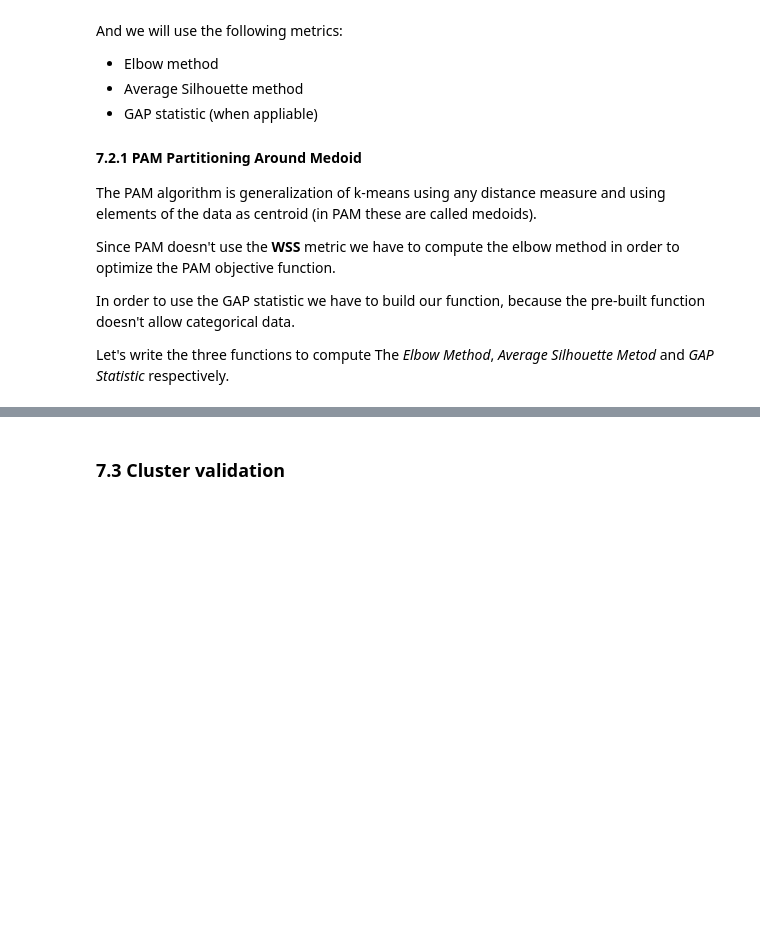
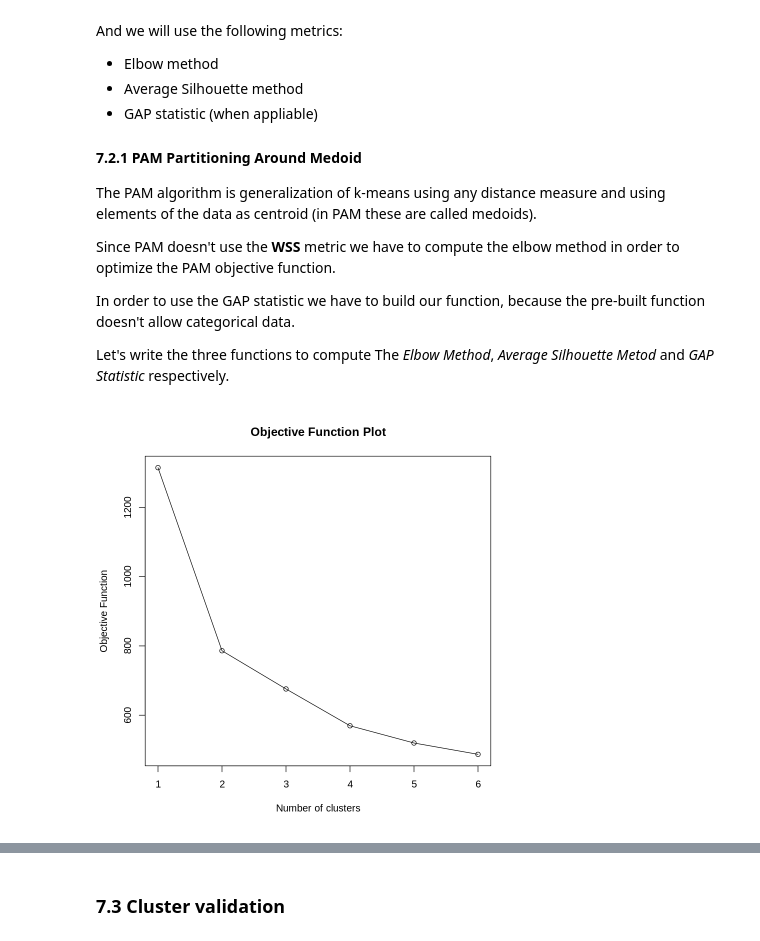
Before and after one commit to biagio-incardona/biagio-incardona.github.io, a Jupyter notebook: Report_Incardona_Biagio.ipynb, the cells around one changed output, grey strips where cells are left out. Cells and saved outputs as stored; diff of their text form; code cells hidden in the pictures; blank space fills up the shorter version.

```diff
--- a/Report_Incardona_Biagio.ipynb
+++ b/Report_Incardona_Biagio.ipynb
@@ -996,35 +981,37 @@ In order to use the GAP statistic we have to build our function, because the pre
 
 Let's write the three functions to compute The *Elbow Method*, *Average Silhouette Metod* and *GAP Statistic* respectively.
 # %%
-calc.wss <- function(){
-
+calc.wss <- function(clustering){
+  WSS <- t(clustering$clusinfo[,3]) %*%  clustering$clusinfo[,1]
+  return(WSS)
 }
 # elbow function
-pam.elbow <- function(dist){
+pam.elbow <- function(dist, K){
   elbow <- c()
-  for (i in 1:10){
+  for (i in 1:K){
     pam_fit <- pam(dist, diss = T, k = i)
-    elbow[i] <- pam_fit$objective[1]
+    #elbow[i] <- pam_fit$objective[1]
+    elbow[i] <- calc.wss(pam_fit)
   }
-  plot(1:10, elbow,
+  plot(1:K, elbow,
     xlab = "Number of clusters",
     ylab = "Objective Function",
     main = "Objective Function Plot")
-  lines(1:10, elbow)
+  lines(1:K, elbow)
 }
 
 # silhouette function
-pam.Silhouette <- function(dist) {
+pam.silhouette <- function(dist, K) {
   sil_width <- c()
-  for (i in 1:10){
+  for (i in 1:K){
     pam_fit <- pam(dist, diss = T, k = i)
     sil_width[i] <- pam_fit$silinfo$avg.width
   }
-  plot(1:10, sil_width,
+  plot(1:K, sil_width,
      xlab = "Number of clusters",
      ylab = "Silhouette Width",
      main = "Silhouette Plot")
-  lines(1:10, sil_width)
+  lines(1:K, sil_width)
 }
 
 step1 <- function(dist, K){
@@ -1032,7 +1019,8 @@ step1 <- function(dist, K){
   obj.fun <- c()
   for (k in 1:K){
     pam_fit <- pam(dist, diss = T, k = k)
-    obj.fun[k] <- pam_fit$objective[1]
+    #obj.fun[k] <- pam_fit$objective[1]
+    obj.fun[k] <- calc.wss(pam_fit)
   }
   return(obj.fun)
 }
@@ -1044,7 +1032,7 @@ step2 <- function(dist, data, m, B, K){
     artificial.data <- create.artificial.data(m, data)
     for(k in 1:K){
       pam_fit <- pam(as.dist(gower.dist(artificial.data)), diss = T, k = k)
-      art.obj.fun[[b, k]] <- pam_fit$objective[1]
+      art.obj.fun[[b, k]] <- calc.wss(pam_fit)#pam_fit$objective[1]
     }
   }
   return(art.obj.fun)
@@ -1060,6 +1048,11 @@ step3 <- function(B, K, obj.fun, art.obj.fun){
     }
     gap[k] <- 1/B * log(sum.obj.fun) - log(obj.fun[k])
   }
+  plot(1:K, gap,
+     xlab = "Number of clusters",
+     ylab = "Silhouette Width",
+     main = "Gap Plot")
+  lines(1:K, gap)
   return(gap)
 }
 
@@ -1077,9 +1070,12 @@ step4 <- function(B, K, art.obj.fun, gap){
     }
     sd <- sqrt( 1/B * (intern * intern) )
     s <- sqrt(1 + 1/B) * sd
-    if (gap[k] >= gap[k+1] - s) return(k)
+    if (gap[k] >= gap[k+1] - s) {
+      message(sprintf("According to the GAP statistic method k =: %i\n", k))
+      return(k)
+    }
   }
-
+  message(sprintf("According to the GAP statistic method k =: %i\n", K))
   return(K)
 }
 # GAP function
@@ -1090,5 +1086,7 @@ pam.GAP <- function(dist, data, m, B, K){
   step4(B = B, K = K, art.obj.fun = art.obj.fun, gap = gap) -> k
   return(k)
 }
-
-pam.GAP(dist = dist, data = insurance.scaled, m = 4000, B = 500, K = 6)
+# %%
+pam.elbow(dist = dist, K = 6)
+# %% [output]
+[figure, added]
```
Also changed, not shown: parts of 5 cells of this notebook.
